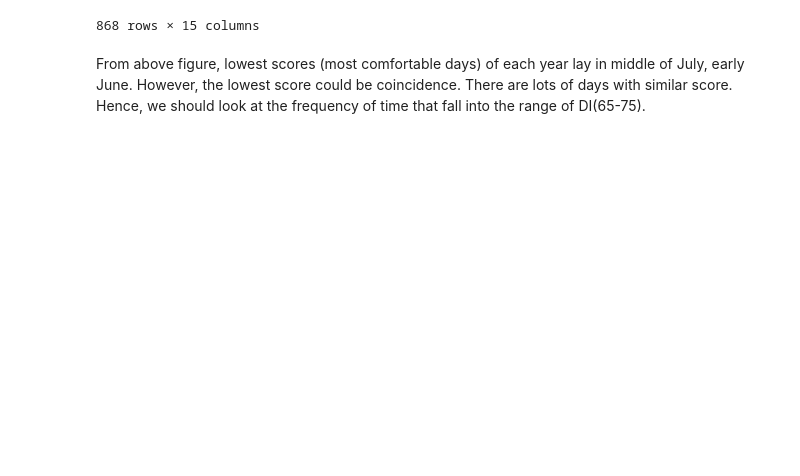
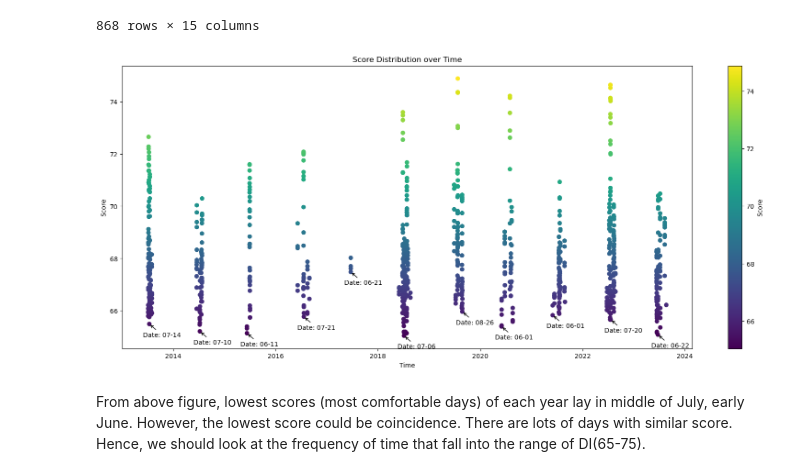
Before and after one commit to ayacky/edinburgh-holiday-weather-analysis, a Jupyter notebook: Project_2_AyaTamura.ipynb, the cells around one changed output. Cells and saved outputs as stored; diff of their text form; code cells hidden in the pictures; blank space fills up the shorter version.

```diff
--- a/Project_2_AyaTamura.ipynb
+++ b/Project_2_AyaTamura.ipynb
@@ -360,21 +359,34 @@ score_range_data
 | 2019-07-25 14:00:00 | 2019-07-25 14:00:00 | 25.6 | 71.0 | 19.9 | 27.6 | ... |
 868 rows × 15 columns
 # %%
-fig = px.scatter(score_range_data,
-             x = 'time',
-             y = 'score',
-             color= 'score')
+# Visualize data
+fig, ax = plt.subplots(figsize=(20, 8))
+
+scatter = ax.scatter(score_range_data['time'], score_range_data['score'], c=score_range_data['score'])
+
+# Add colorbar
+cbar = plt.colorbar(scatter)
+cbar.set_label('Score')
 
 # Add annotations for the best date of each year
 for year in score_range_data['time'].dt.year.unique():
     best_day = score_range_data[score_range_data['time'].dt.year == year].iloc[0]
-    fig.add_annotation(x=best_day['time'], y=best_day['score'],
-                       text=f"Best Date: {best_day['time'].strftime('%m-%d')}",
-                       showarrow=False,
-                       arrowhead=1,
-                       xshift=-10, yshift=-10)
+    ax.annotate(
+        f"Date: {best_day['time'].strftime('%m-%d')}",
+        xy=(best_day['time'], best_day['score']),
+        xytext=(-10, -20),
+        textcoords='offset points',
+        arrowprops=dict(arrowstyle="->", connectionstyle="arc3"),
+    )
 
-fig.show()
+# Set labels and title
+ax.set_xlabel('Time')
+ax.set_ylabel('Score')
+ax.set_title('Score Distribution over Time')
+
+plt.show()
+# %% [output]
+[figure, added]
 # %% [markdown]
 From above figure, lowest scores (most comfortable days) of each year lay in middle of July, early June.
 However, the lowest score could be coincidence. There are lots of days with similar score. Hence, we should look at the frequency of time that fall into the range of DI(65-75).
```
Also changed, not shown: parts of 4 cells of this notebook.
